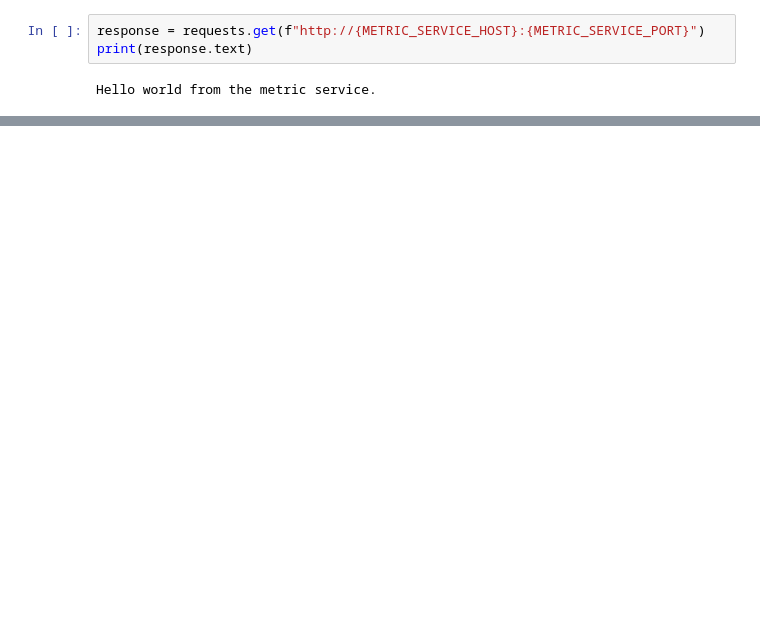
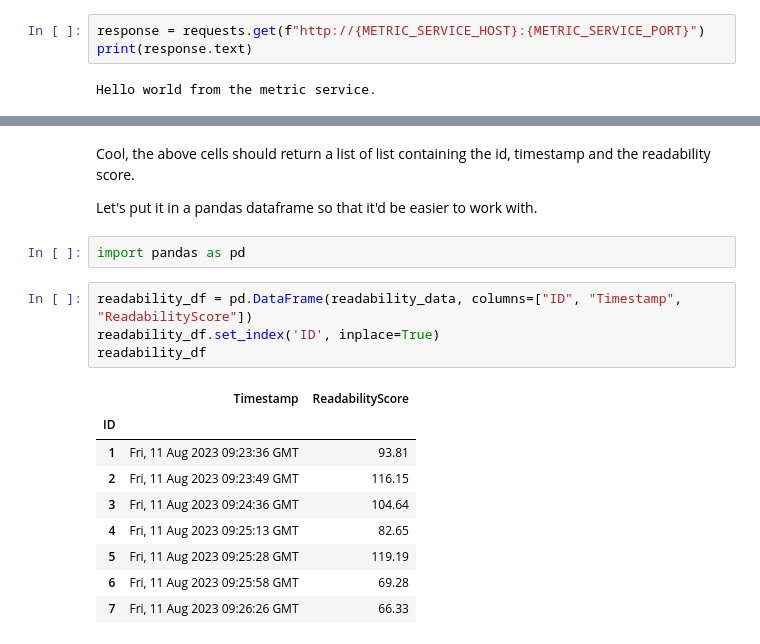
Before and after one commit to fuzzylabs/MindGPT, a Jupyter notebook: notebook/monitoring_notebook.ipynb, the cells around one changed output, grey strips where cells are left out. Drawn from its saved outputs; the diff is of its cells as text; blank space fills up the shorter version.

```diff
--- a/notebook/monitoring_notebook.ipynb
+++ b/notebook/monitoring_notebook.ipynb
@@ -19,0 +41,20 @@ readability_data = response.text
+# %% [markdown]
+Cool, the above cells should return a list of list containing the id, timestamp and the readability score.
+
+Let's put it in a pandas dataframe so that it'd be easier to work with.
+# %%
+import pandas as pd
+# %%
+readability_df = pd.DataFrame(readability_data, columns=["ID", "Timestamp", "ReadabilityScore"])
+readability_df.set_index('ID', inplace=True)
+readability_df
+# %% [output]
+|  | Timestamp | ReadabilityScore |
+| ID |  |  |
+| 1 | Fri, 11 Aug 2023 09:23:36 GMT | 93.81 |
+| 2 | Fri, 11 Aug 2023 09:23:49 GMT | 116.15 |
+| 3 | Fri, 11 Aug 2023 09:24:36 GMT | 104.64 |
+| 4 | Fri, 11 Aug 2023 09:25:13 GMT | 82.65 |
+| 5 | Fri, 11 Aug 2023 09:25:28 GMT | 119.19 |
+| 6 | Fri, 11 Aug 2023 09:25:58 GMT | 69.28 |
+| 7 | Fri, 11 Aug 2023 09:26:26 GMT | 66.33 |
```
Also changed, not shown: parts of 15 cells of this notebook.
